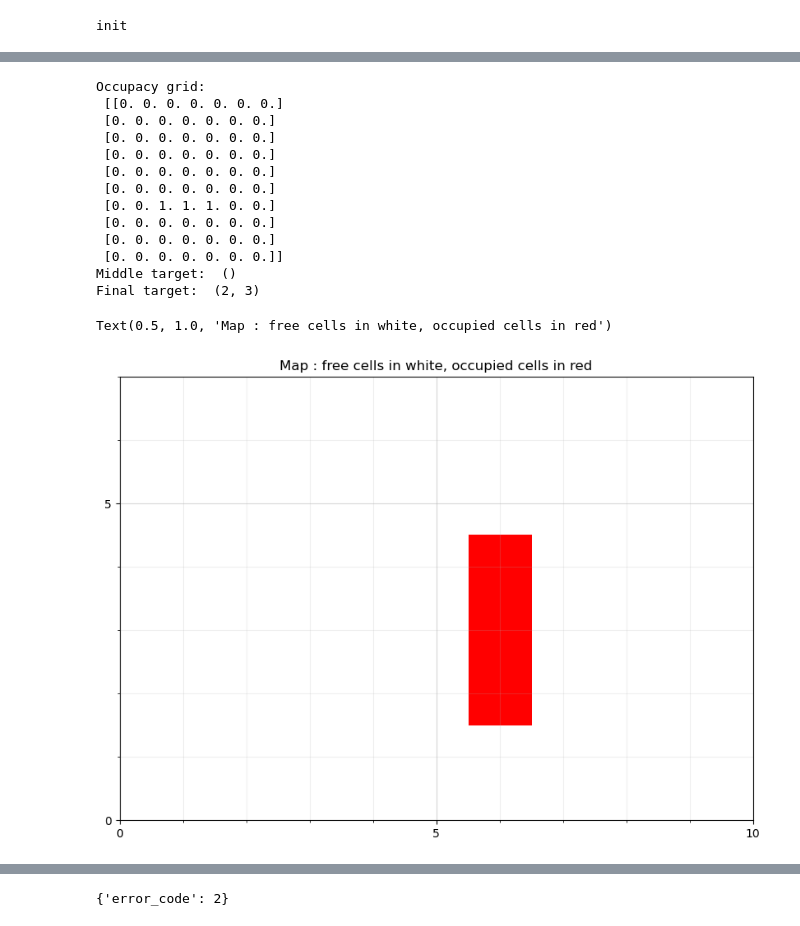
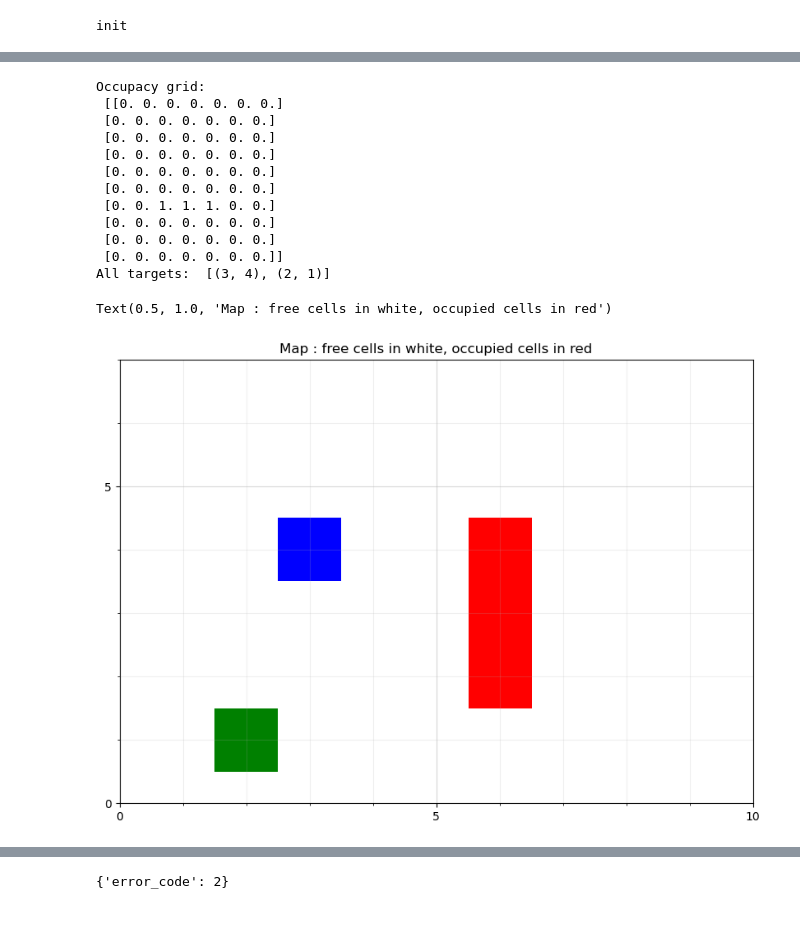
Before and after one commit to fra-mgl/BOMR-project, a Jupyter notebook: main.ipynb, the cells around one changed output, grey strips where cells are left out. Saved outputs shown, nothing was run; the diff lists cells and outputs as text; code cells hidden in the pictures.

```diff
--- a/main.ipynb
+++ b/main.ipynb
@@ -58,13 +59,16 @@ if False:
 
 
 # Extracting target to be a tuple and not a lis of lists
-targets = tuple([item for sublist in targets for item in sublist])
+goals_in_green = tuple([item for sublist in targets for item in sublist])
 # Extracting goal to be a tuple and not a lis of lists
-goal = tuple([item for sublist in goal for item in sublist])
+goals_in_blue = tuple([item for sublist in goal for item in sublist])
+
+list_of_targets = [goals_in_blue, goals_in_green]
 
 print("Occupacy grid:\n",obs_grid)
-print("Middle target: ", targets)
-print("Final target: ", goal)
+print("All targets: ", list_of_targets)
+
+goal = list_of_targets[0]
 # if you get to this point, the vision is initialized and you have acquired information about the environment
 # %% [output]
 Occupacy grid:
@@ -78,8 +82,7 @@ Occupacy grid:
  [0. 0. 0. 0. 0. 0. 0.]
  [0. 0. 0. 0. 0. 0. 0.]
  [0. 0. 0. 0. 0. 0. 0.]]
-Middle target:  ()
-Final target:  (2, 3)
+All targets:  [(3, 4), (2, 1)]
 # %%
 def create_empty_plot(max_val_x, max_val_y):
 
@@ -103,20 +106,24 @@ def create_empty_plot(max_val_x, max_val_y):
 
         return fig, ax
 # %%
+ # --------- DISPALY ENVIRONMENT --------- #
 max_val_x = grid_height_cells
 max_val_y = grid_width_cells
 fig, ax = create_empty_plot(max_val_x,max_val_y)
 
 # set plot origin to top left
 plt.xlim(0, max_val_x)
 plt.ylim(0,max_val_y)
 
 # Displaying the map
-
-cmap = colors.ListedColormap(['white', 'red'])
-ax.imshow(obs_grid.transpose(), cmap=cmap)
+map_grid = np.copy(obs_grid)
+map_grid[goals_in_blue[0],goals_in_blue[1]] = 2
+map_grid[goals_in_green[0],goals_in_green[1]] = 3
+cmap = colors.ListedColormap(['white', 'red', 'blue', 'green'])
+# cmap = colors.ListedColormap(['white', 'red'])
+ax.imshow(map_grid.transpose(), cmap=cmap)
 plt.title("Map : free cells in white, occupied cells in red")
 # %% [output]
 Text(0.5, 1.0, 'Map : free cells in white, occupied cells in red')
-[figure, old version]
+[figure, new version]
 # %%
```
Also changed, not shown: parts of 6 cells of this notebook, 2 other files.
